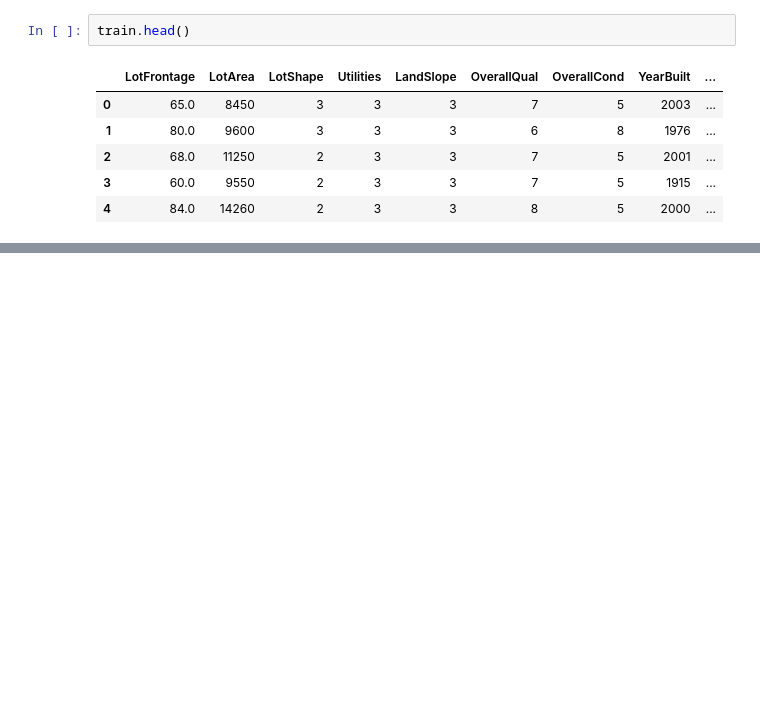
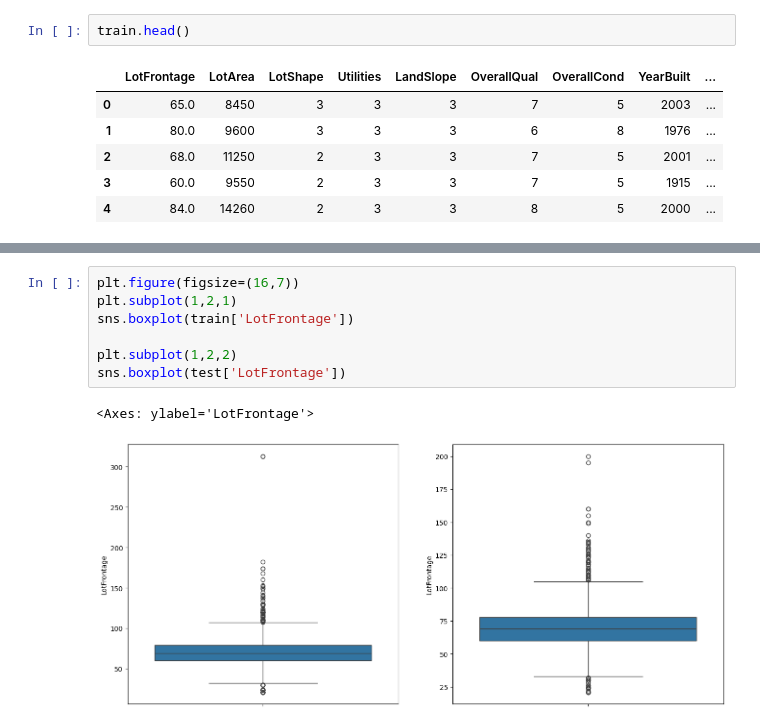
Before and after one commit to gopalrajane/machine-learning-projects, a Jupyter notebook: ames-house-prices/train.ipynb, the cells around one changed output, grey strips where cells are left out. Saved outputs shown, nothing was run; the diff lists cells and outputs as text; blank space fills up the shorter version.

```diff
--- a/ames-house-prices/train.ipynb
+++ b/ames-house-prices/train.ipynb
@@ -696,0 +726,10 @@ train.head()
+# %%
+plt.figure(figsize=(16,7))
+plt.subplot(1,2,1)
+sns.boxplot(train['LotFrontage'])
+
+plt.subplot(1,2,2)
+sns.boxplot(test['LotFrontage'])
+# %% [output]
+<Axes: ylabel='LotFrontage'>
+[figure, added]
```
Also changed, not shown: parts of 19 cells of this notebook.
